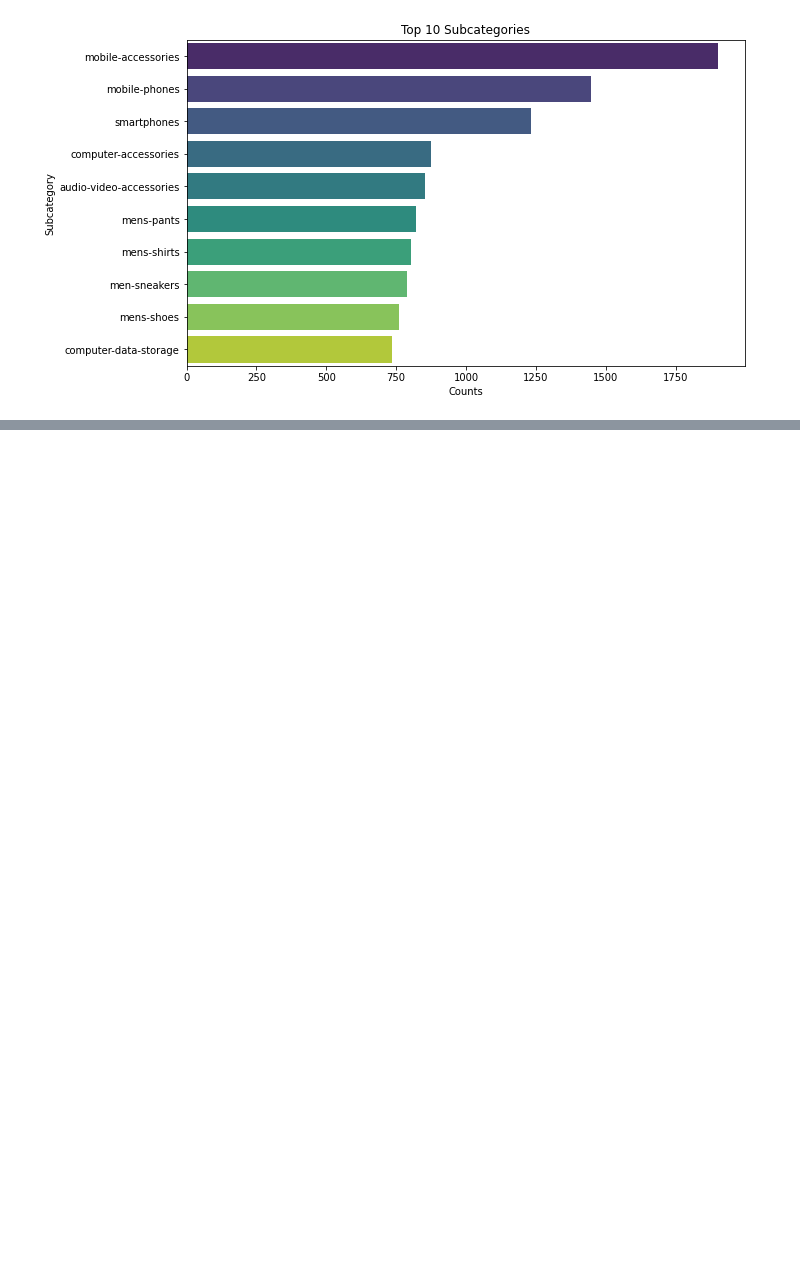
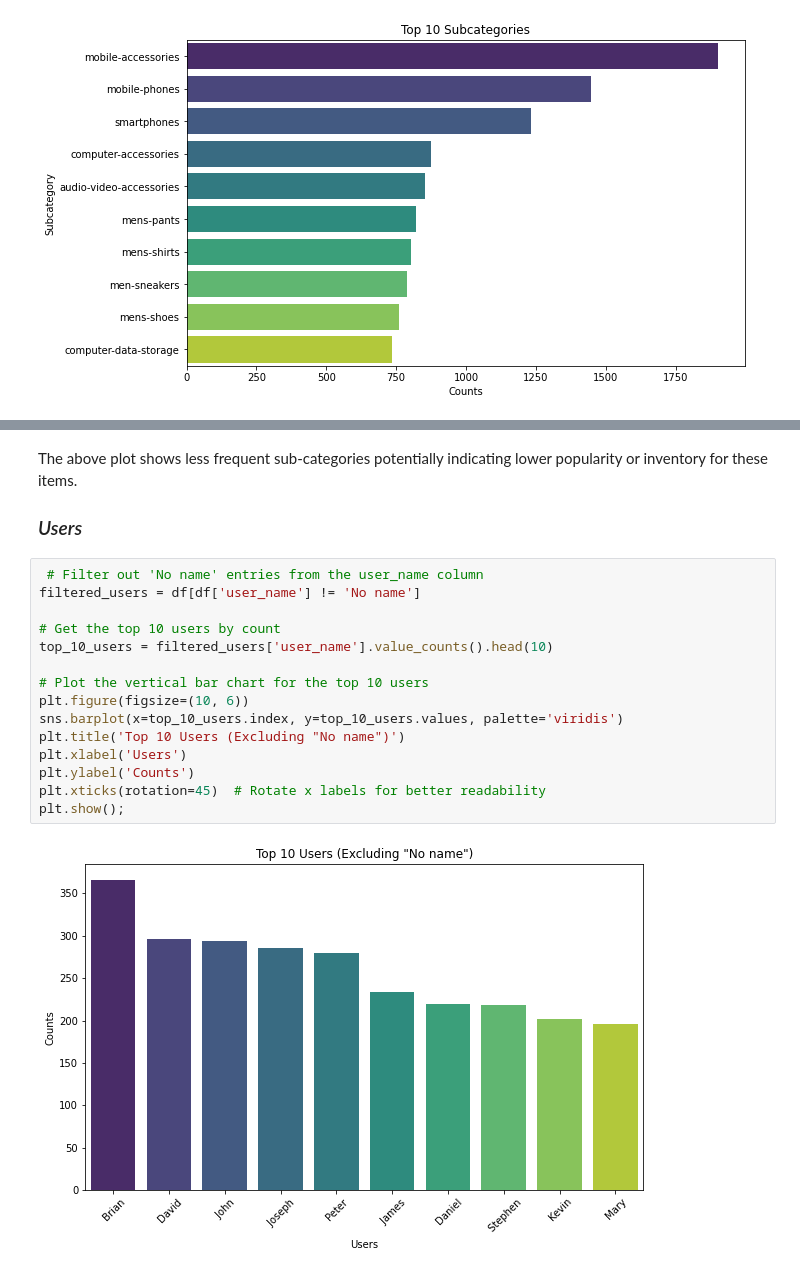
Before and after one commit to joakimTI/JUMIA-PRODUCTS-RECOMMENDATION-AND-PRODUCT-REVIEW-SYSTEM, a Jupyter notebook: index.ipynb, the cells around one changed output, grey strips where cells are left out. Saved outputs shown, nothing was run; the diff lists cells and outputs as text; blank space fills up the shorter version.

```diff
--- a/index.ipynb
+++ b/index.ipynb
@@ -529,0 +544,21 @@ The other bars in descending order suggest varying levels of popularity or inven
+# %% [markdown]
+The above plot shows less frequent sub-categories potentially indicating lower popularity or inventory for these items.
+
+### *Users*
+# %%
+ # Filter out 'No name' entries from the user_name column
+filtered_users = df[df['user_name'] != 'No name']
+
+# Get the top 10 users by count
+top_10_users = filtered_users['user_name'].value_counts().head(10)
+
+# Plot the vertical bar chart for the top 10 users
+plt.figure(figsize=(10, 6))
+sns.barplot(x=top_10_users.index, y=top_10_users.values, palette='viridis')
+plt.title('Top 10 Users (Excluding "No name")')
+plt.xlabel('Users')
+plt.ylabel('Counts')
+plt.xticks(rotation=45)  # Rotate x labels for better readability
+plt.show();
+# %% [output]
+[figure, added]
```
Also changed, not shown: parts of 4 cells of this notebook.
